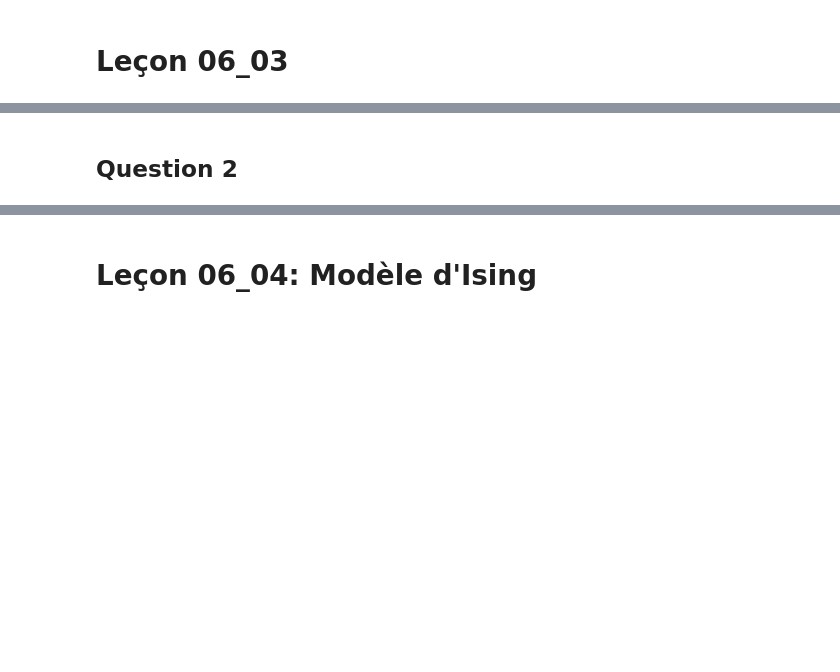
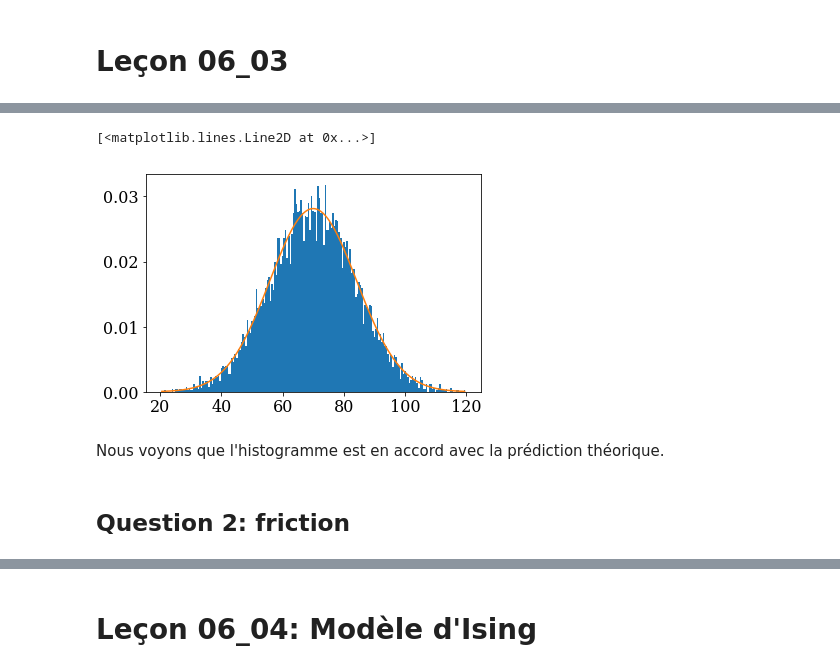
Before and after one commit to ceschoon/Travail-PHYS-F-303, a Jupyter notebook: Travail_PHYS-F-303_MJ_CS.ipynb, the cells around one changed output, grey strips where cells are left out. Drawn from its saved outputs; the diff is of its cells as text; code cells hidden in the pictures; blank space fills up the shorter version.

```diff
--- a/Travail_PHYS-F-303_MJ_CS.ipynb
+++ b/Travail_PHYS-F-303_MJ_CS.ipynb
@@ -198,2 +226,22 @@ On remarque une translation générale des particules vers les $x$ positifs si $
+# %%
+# Generate bins centered around mu+c*T
+binwidth=0.5
+bins=np.arange(-50+c*T+mu,50+c*T+mu,binwidth)
+bins = bins + binwidth/2
+
+# Compute bin centers
+bin_centers = bins[:-1]+binwidth/2
+
+# plot a histrogram for verification
+plt.hist(x[nt],bins,normed=True);
+
+# The theoretical prediction
+sigmat2=2*alpha*T+sigma**2
+plt.plot(bin_centers, np.exp(-(bin_centers-c*T-mu)**2/(2.0*sigmat2))/np.sqrt(2*np.pi*sigmat2))
+# %% [output]
+[<matplotlib.lines.Line2D at 0x...>]
+[figure, added]
+# %% [markdown]
+Nous voyons que l'histogramme est en accord avec la prédiction théorique.
 # %% [markdown]
-## Question 2
+## Question 2: friction
```
Also changed, not shown: parts of 14 cells of this notebook.
